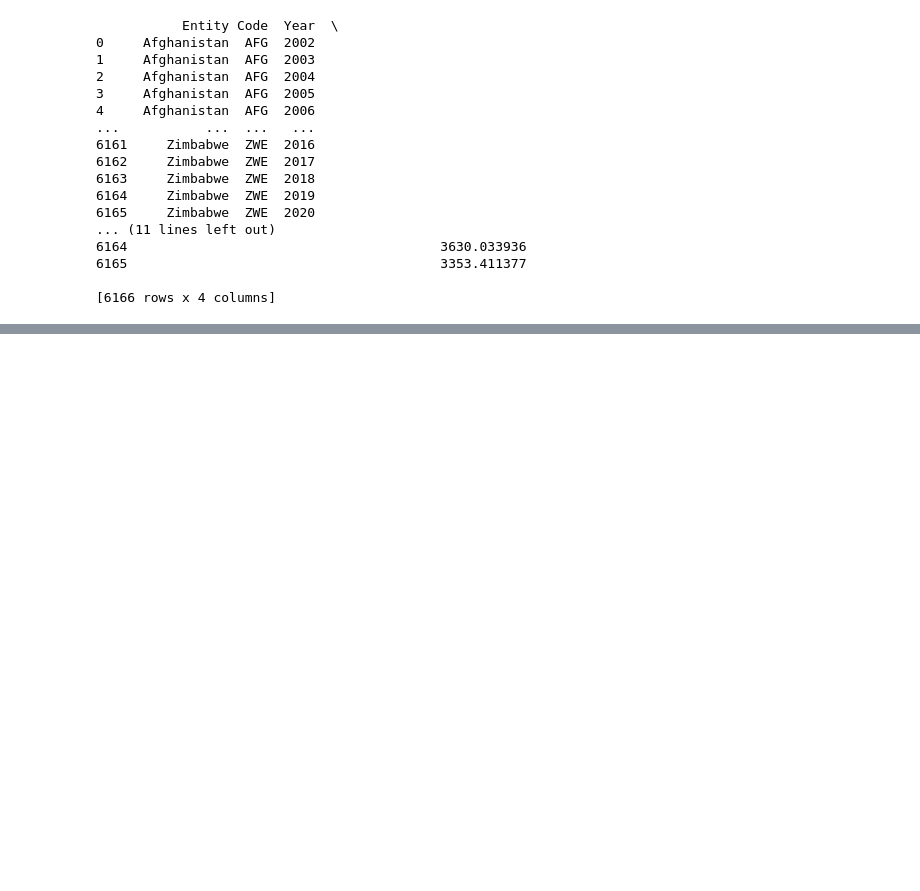
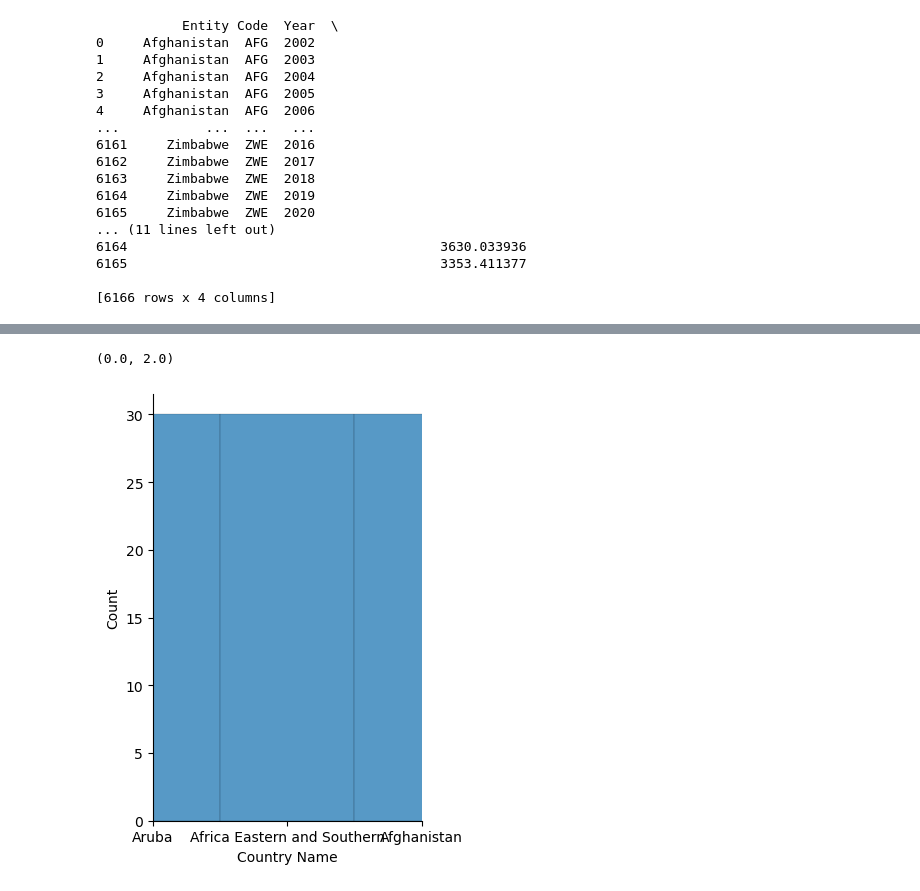
Before and after one commit to ubco-W2022T1-cosc301/project-group42, a Jupyter notebook: notebooks/analysis2.ipynb, the cells around one changed output, grey strips where cells are left out. Saved outputs shown, nothing was run; the diff lists cells and outputs as text; code cells hidden in the pictures; blank space fills up the shorter version.

```diff
--- a/notebooks/analysis2.ipynb
+++ b/notebooks/analysis2.ipynb
@@ -55,0 +114,6 @@ print(dataGDP)
+# %%
+sns.displot(dataEmissions['Country Name'])
+plt.xlim(0, 2)
+# %% [output]
+(0.0, 2.0)
+[figure, added]
```
Also changed, not shown: parts of 13 cells of this notebook, 5 other files.
